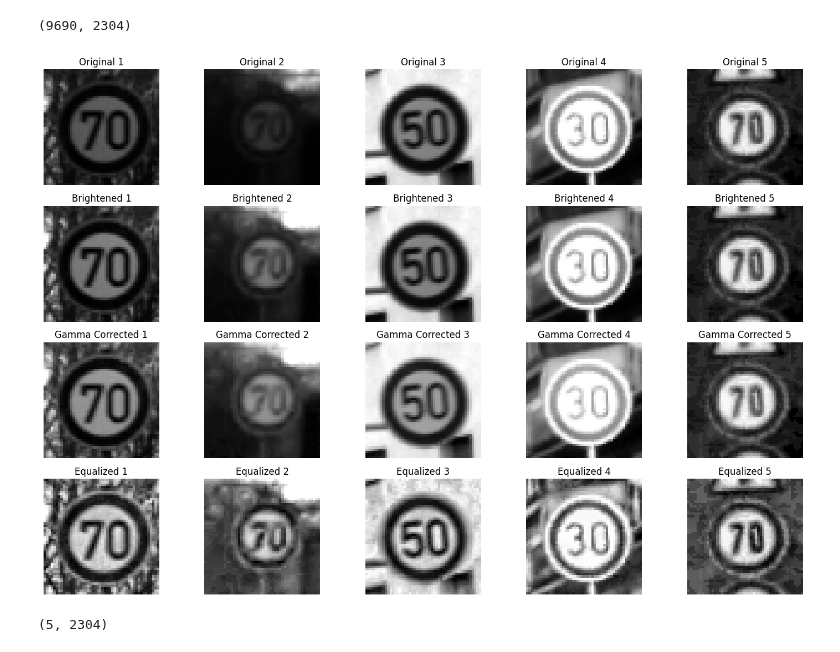
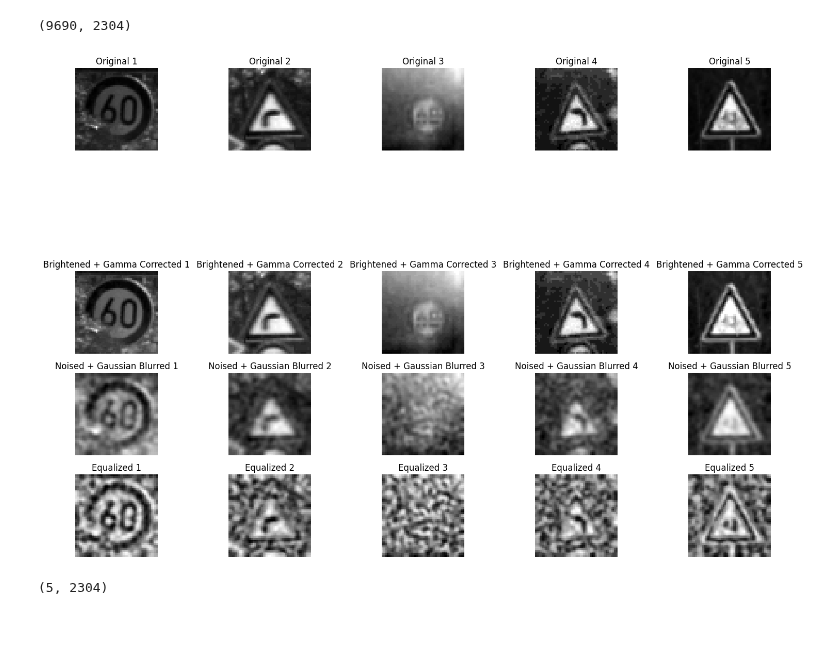
Before and after one commit to Suhail270/DMML, a Jupyter notebook: Coursework/Part 1/testing.ipynb, the cells around one changed output. Saved outputs shown, nothing was run; the diff lists cells and outputs as text; code cells hidden in the pictures; blank space fills up the shorter version.

```diff
--- a/Coursework/Part 1/testing.ipynb
+++ b/Coursework/Part 1/testing.ipynb
@@ -91,6 +87,8 @@ plt.show()
 # %% [output]
 [figure]
 # %%
+import scipy.ndimage as ndi
+
 def apply_clahe(row):
     row = np.array(row, dtype=np.uint8)
     clahe = cv2.createCLAHE(clipLimit=2.0, tileGridSize=(8, 8))
@@ -107,13 +105,23 @@ def brighten(row, target_mean_brightness=128, max_brightness_adjustment=50):
     adjusted_row[adjusted_row > 255] = 255
     return adjusted_row
 
-
 def apply_gamma_correction(row, gamma=1.8):
     input_shape = row.shape
     row = np.array(row, dtype=np.uint8)
     corrected_row = ((row / 255.0) ** (1 / gamma) * 255).astype(np.uint8)
     corrected_row = corrected_row.reshape(*input_shape)
     return corrected_row
+
+def add_noise(row, noise_level=20):
+    row = row + noise_level * np.random.randn(*row.shape)
+    row[row < 0] = 0
+    row[row > 255] = 255
+    return row
+
+def apply_gaussian_blur(row, kernel_size=(5, 5), sigma=0):
+    row = np.array(row, dtype=np.uint8)
+    row = cv2.GaussianBlur(row, kernel_size, sigma)
+    return row
 # %%
 x_train.shape
 # %% [output]
@@ -121,44 +131,54 @@ x_train.shape
 # %%
 import matplotlib.pyplot as plt
 
 x_copy = x_train.copy()
 
 sample_size = 5
 sample_indices = x_copy.sample(sample_size).index
 
+num_rows = 4
+num_cols = 5
 
 plt.figure(figsize=(15, 10))
 
+
 for i, idx in enumerate(sample_indices):
-    plt.subplot(4, sample_size, i + 1)
+    plt.subplot(5, sample_size, i + 1)
     original_image = x_copy.iloc[idx].values.reshape(48, 48)
     plt.imshow(original_image, cmap='gray')
     plt.title(f'Original {i+1}')
     plt.axis('off')
 
     brightened_image = brighten(x_copy.iloc[idx].values)
-    plt.subplot(4, sample_size, sample_size + i + 1)
-    brightened_image = brightened_image.reshape(48, 48)
-    plt.imshow(brightened_image, cmap='gray')
-    plt.title(f'Brightened {i+1}')
+    gamma_image = apply_gamma_correction(brightened_image)
+
+    plt.subplot(5, sample_size, 2 * sample_size + i + 1)
+    gamma_image = gamma_image.reshape(48, 48)
+    plt.imshow(gamma_image, cmap='gray')
+    plt.title(f'Brightened + Gamma Corrected {i+1}')
     plt.axis('off')
 
-    gamma_image = apply_gamma_correction(brightened_image)
-    plt.subplot(4, sample_size, 2*sample_size + i + 1)
-    plt.imshow(gamma_image, cmap='gray')
-    plt.title(f'Gamma Corrected {i+1}')
+    noisy_image = add_noise(gamma_image)
+    blurred_image = apply_gaussian_blur(noisy_image, kernel_size=(5, 5), sigma=0)
+
+    plt.subplot(5, sample_size, 3 * sample_size + i + 1)
+    blurred_image = blurred_image.reshape(48, 48)
+    plt.imshow(blurred_image, cmap='gray')
+    plt.title(f'Noised + Gaussian Blurred {i+1}')
     plt.axis('off')
 
-    equalized_image = apply_clahe(gamma_image)
-    plt.subplot(4, sample_size, 3*sample_size + i + 1)
+    equalized_image = apply_clahe(blurred_image)  # Apply CLAHE
+
+    plt.subplot(5, sample_size, 4 * sample_size + i + 1)
+    equalized_image = equalized_image.reshape(48, 48)
     plt.imshow(equalized_image, cmap='gray')
     plt.title(f'Equalized {i+1}')
     plt.axis('off')
 
 plt.tight_layout()
 plt.show()
 # %% [output]
-[figure, old version]
+[figure, new version]
 # %%
 processed_images = []
 
```
Also changed, not shown: parts of 15 cells of this notebook, 6 other files.
